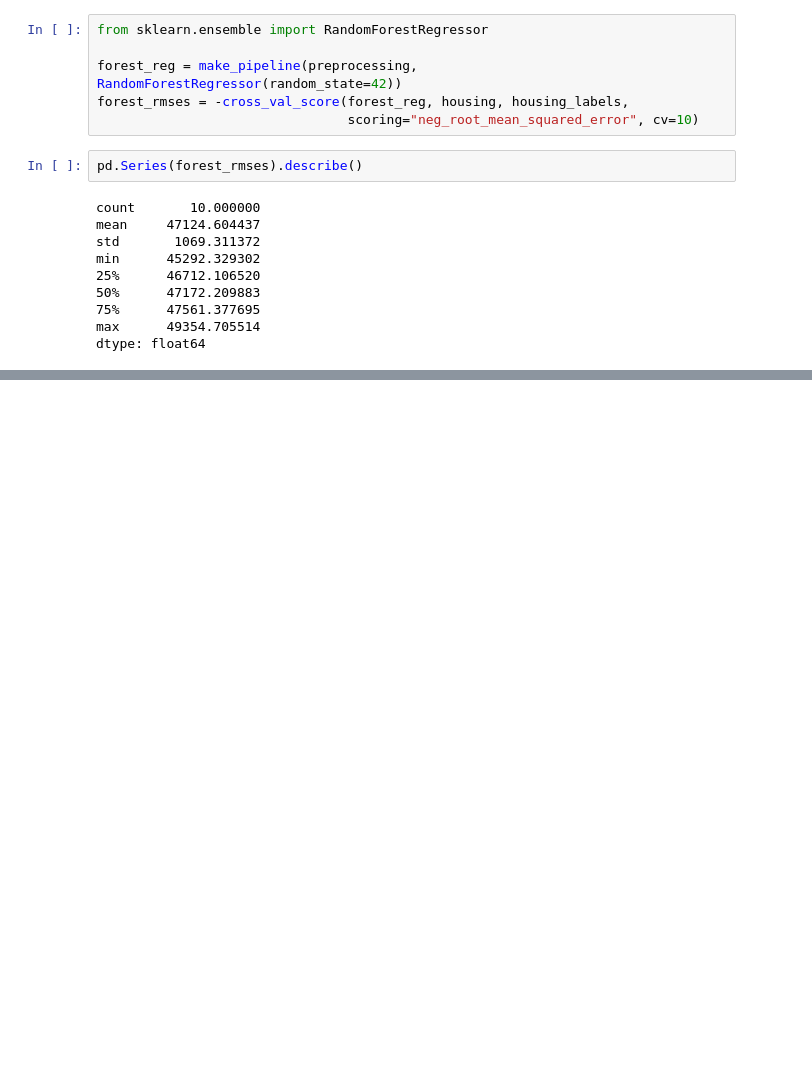
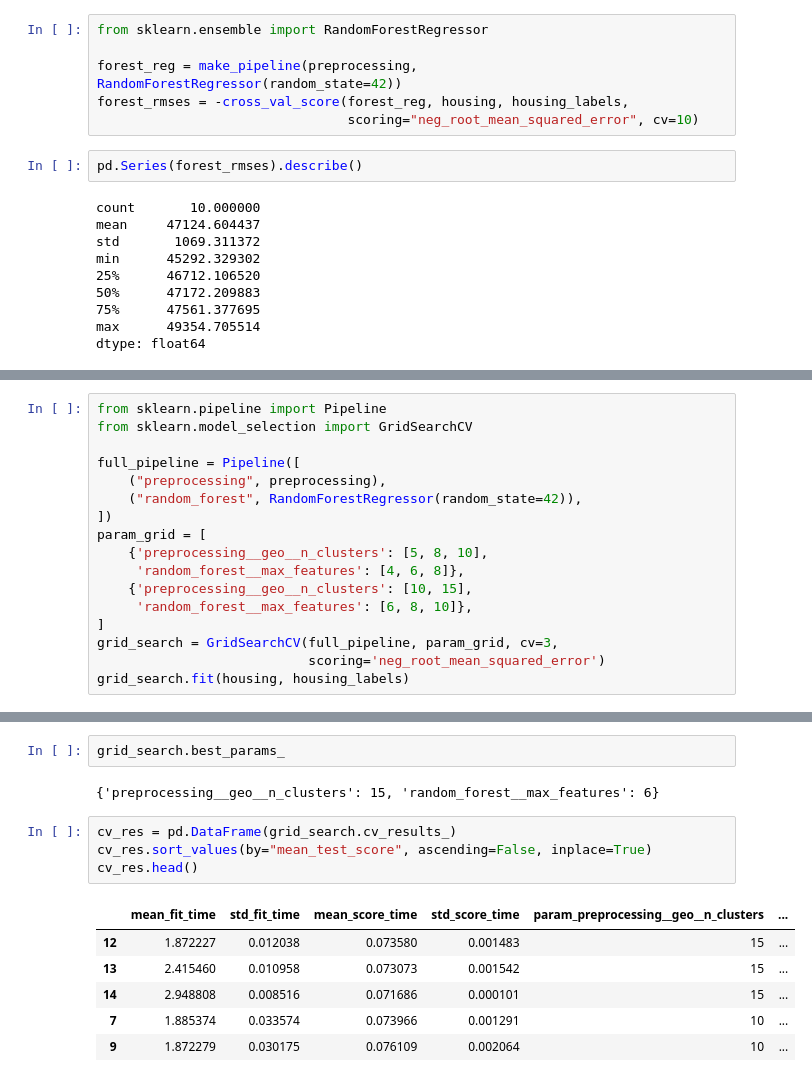
Before and after one commit to mattialollongo/housing-price-prediction, a Jupyter notebook: notebooks/01_exploration.ipynb, the cells around one changed output, grey strips where cells are left out. Saved outputs shown, nothing was run; the diff lists cells and outputs as text; blank space fills up the shorter version.

Commit message:
Fine-tune hyperparameters using grid search

```diff
--- a/notebooks/01_exploration.ipynb
+++ b/notebooks/01_exploration.ipynb
@@ -498,0 +503,17 @@ dtype: float64
+# %%
+from sklearn.pipeline import Pipeline
+from sklearn.model_selection import GridSearchCV
+
+full_pipeline = Pipeline([
+    ("preprocessing", preprocessing),
+    ("random_forest", RandomForestRegressor(random_state=42)),
+])
+param_grid = [
+    {'preprocessing__geo__n_clusters': [5, 8, 10],
+     'random_forest__max_features': [4, 6, 8]},
+    {'preprocessing__geo__n_clusters': [10, 15],
+     'random_forest__max_features': [6, 8, 10]},
+]
+grid_search = GridSearchCV(full_pipeline, param_grid, cv=3,
+                           scoring='neg_root_mean_squared_error')
+grid_search.fit(housing, housing_labels)
@@ -498,0 +540,15 @@ dtype: float64
+# %%
+grid_search.best_params_
+# %% [output]
+{'preprocessing__geo__n_clusters': 15, 'random_forest__max_features': 6}
+# %%
+cv_res = pd.DataFrame(grid_search.cv_results_)
+cv_res.sort_values(by="mean_test_score", ascending=False, inplace=True)
+cv_res.head()
+# %% [output]
+|  | mean_fit_time | std_fit_time | mean_score_time | std_score_time | param_preprocessing__geo__n_clusters | ... |
+| 12 | 1.872227 | 0.012038 | 0.073580 | 0.001483 | 15 | ... |
+| 13 | 2.415460 | 0.010958 | 0.073073 | 0.001542 | 15 | ... |
+| 14 | 2.948808 | 0.008516 | 0.071686 | 0.000101 | 15 | ... |
+| 7 | 1.885374 | 0.033574 | 0.073966 | 0.001291 | 10 | ... |
+| 9 | 1.872279 | 0.030175 | 0.076109 | 0.002064 | 10 | ... |
```
Also changed, not shown: parts of 3 cells of this notebook.
